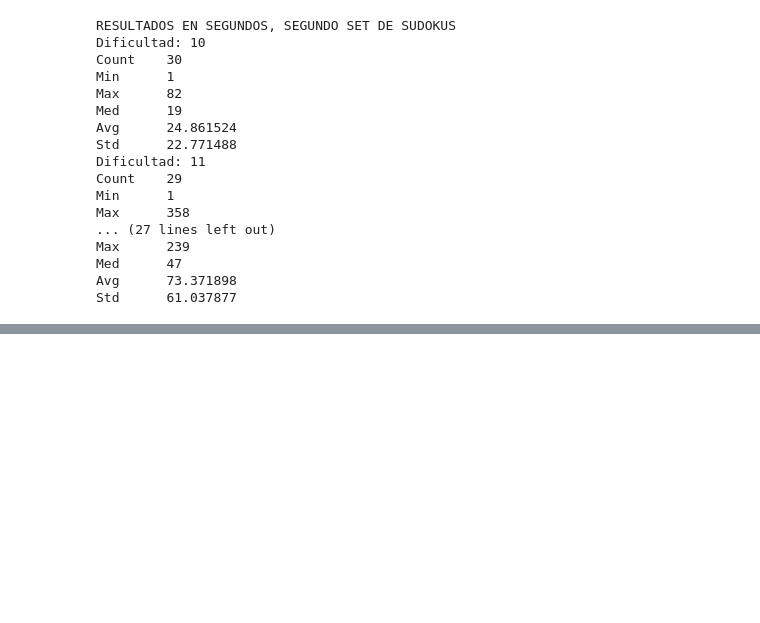
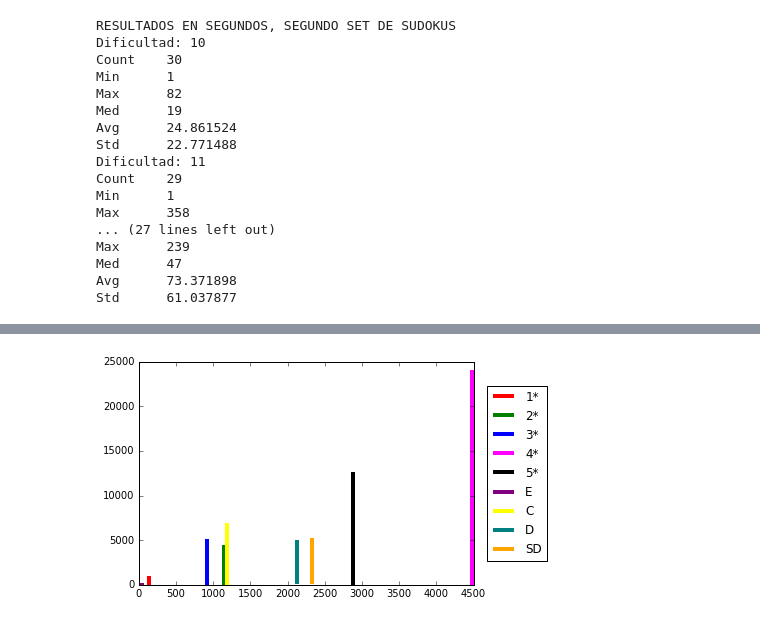
Before and after one commit to axelmaddonni/metah, a Jupyter notebook: graficos.ipynb, the cells around one changed output, grey strips where cells are left out. Drawn from its saved outputs; the diff is of its cells as text; code cells hidden in the pictures; blank space fills up the shorter version.

```diff
--- a/graficos.ipynb
+++ b/graficos.ipynb
@@ -134,3 +144,23 @@ import matplotlib.pyplot as plt
+# %%
+# 2
+# Hacer grafico de iteraciones
+# Igual al de la pagina 5 del paper https://pdfs.semanticscholar.org/1331/c019866526aad677279d1791a23805742ce7.pdf
+plt.vlines(x=np.mean(iters1), ymin=30, ymax=1000, colors="red", linewidth = 4)
+plt.vlines(x=np.mean(iters2), ymin=min(iters2), ymax=max(iters2), colors="green", linewidth = 4)
+plt.vlines(x=np.mean(iters3), ymin=min(iters3), ymax=max(iters3), colors="blue", linewidth = 4)
+plt.vlines(x=np.mean(iters4), ymin=min(iters4), ymax=max(iters4), colors="fuchsia", linewidth = 4)
+plt.vlines(x=np.mean(iters5), ymin=min(iters5), ymax=max(iters5), colors="black", linewidth = 4)
+plt.vlines(x=np.mean(iters6), ymin=min(iters6), ymax=max(iters6), colors="purple", linewidth = 4)
+plt.vlines(x=np.mean(iters7), ymin=min(iters7), ymax=max(iters7), colors="yellow", linewidth = 4)
+plt.vlines(x=np.mean(iters8), ymin=min(iters8), ymax=max(iters8), colors="teal", linewidth = 4)
+plt.vlines(x=np.mean(iters9), ymin=min(iters9), ymax=max(iters9), colors="orange", linewidth = 4)
+plt.legend(["1*","2*","3*","4*", "5*", "E" , "C", "D", "SD"], bbox_to_anchor=(1.04,0.5), loc="center left", borderaxespad=0)
+
+## falta corregir para q qede bien el ymin q no me esta qedando !
+
+plt.show()
+# %% [output]
+[figure, added]
 # %%
 # 3
 # Hacer tabla comparando con tabu search tiempos de los sudokus 10 al 15
```
Also changed, not shown: parts of 4 cells of this notebook.
